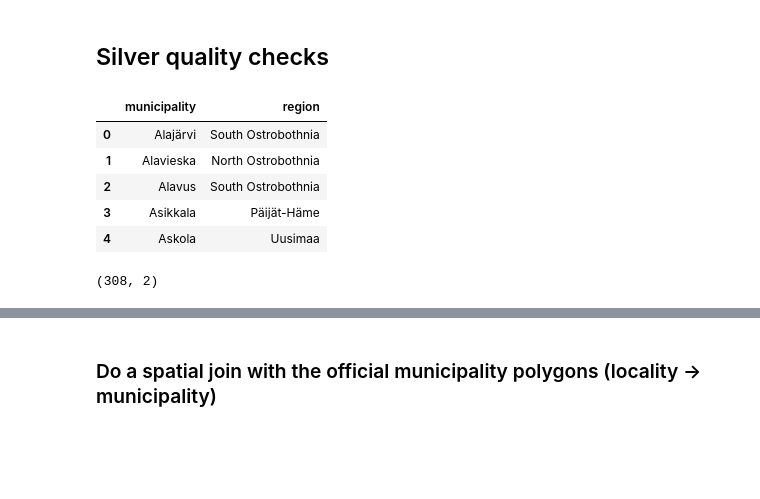
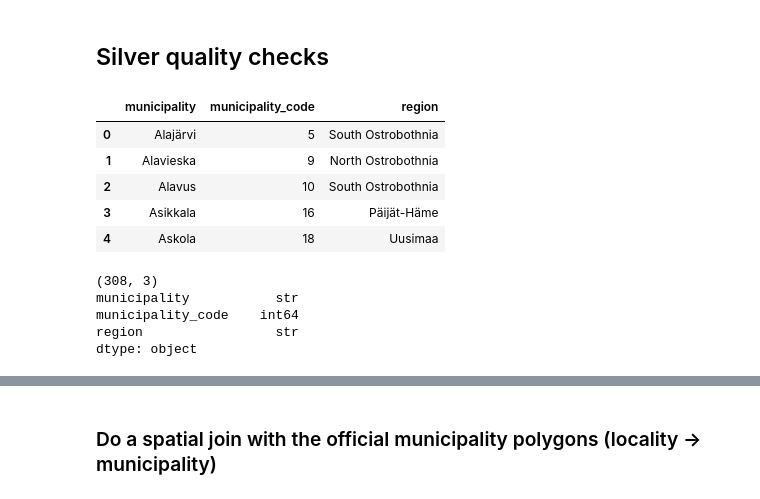
Before and after one commit to MarkusJakonen/de-week8-mini-project-team1, a Jupyter notebook: Silver/silver_data_cleaning_open_charge_FI.ipynb, the cells around one changed output, grey strips where cells are left out. Cells and saved outputs as stored; diff of their text form; code cells hidden in the pictures; blank space fills up the shorter version.

```diff
--- a/Silver/silver_data_cleaning_open_charge_FI.ipynb
+++ b/Silver/silver_data_cleaning_open_charge_FI.ipynb
@@ -287,14 +287,19 @@ if not invalid_coordinates.empty:
 # See https://stat.fi/en/luokitukset/tupa -> "Municipalities and Regional Divisions Based on Municipalities 2026"
 municipalities_and_regions_df = pd.read_excel(
     "en26_Municipalities_and_Regional_Divisions_Based_on_Municipalities_2026_in_Finnish,_Swedish_and_English.xlsx",
-    usecols="A,H",
+    usecols="A,B,H",
     skiprows=2,
     header=None,
-    names=["municipality", "region"]
+    names=[
+        "municipality",
+        "municipality_code",
+        "region"
+    ]
 )
 
 display(municipalities_and_regions_df.head())
 print(municipalities_and_regions_df.shape)
+print(municipalities_and_regions_df.dtypes)
 
 valid_municipalities = set(
     municipalities_and_regions_df["municipality"]
@@ -328,40 +333,44 @@ if not invalid_municipalities.empty:
         invalid_pct=round(len(invalid_municipalities) / total_rows * 100, 2)
     )
 
 
 # 8. Invalid region
 # invalid_regions = silver_df[
 #     silver_df["region"].notna()
 #     & ~silver_df["region"]
 #         .str.strip()
 #         .str.casefold()
 #         .isin(valid_regions)
 # ].copy()
 
 # if not invalid_regions.empty:
 #     add_quality_issue(
 #         check="INVALID_REGION",
 #         details=f"Invalid region rows: {len(invalid_regions)}",
 #         affected_rows=len(invalid_regions),
 #         invalid_pct=round(len(invalid_regions) / total_rows * 100, 2)
 #     )
 
 
 # Final quality report
 quality_report = pd.DataFrame(quality_issues).fillna("") # replace NaN with blank cells so that it is more human-readable
 
 if quality_report.empty:
     print("All quality checks passed.")
 else:
     display(quality_report)
 # %% [output]
-|  | municipality | region |
-| 0 | Alajärvi | South Ostrobothnia |
-| 1 | Alavieska | North Ostrobothnia |
-| 2 | Alavus | South Ostrobothnia |
-| 3 | Asikkala | Päijät-Häme |
-| 4 | Askola | Uusimaa |
+|  | municipality | municipality_code | region |
+| 0 | Alajärvi | 5 | South Ostrobothnia |
+| 1 | Alavieska | 9 | North Ostrobothnia |
+| 2 | Alavus | 10 | South Ostrobothnia |
+| 3 | Asikkala | 16 | Päijät-Häme |
+| 4 | Askola | 18 | Uusimaa |
-(308, 2)
+(308, 3)
+municipality           str
+municipality_code    int64
+region                 str
+dtype: object
 |  | check | status | details | total_rows | column | missing_values | non_null_values | missing_pct | ... |
 | 0 | NOT_NULL | FAILED | number_of_points: 3066 missing va... | 4966 | number_of_points | 3066.0 | 1900.0 | 61.74 | ... |
 | 1 | NOT_NULL | FAILED | is_operational: 1280 missing values | 4966 | is_operational | 1280.0 | 3686.0 | 25.78 | ... |
```
Also changed, not shown: parts of 18 cells of this notebook.
